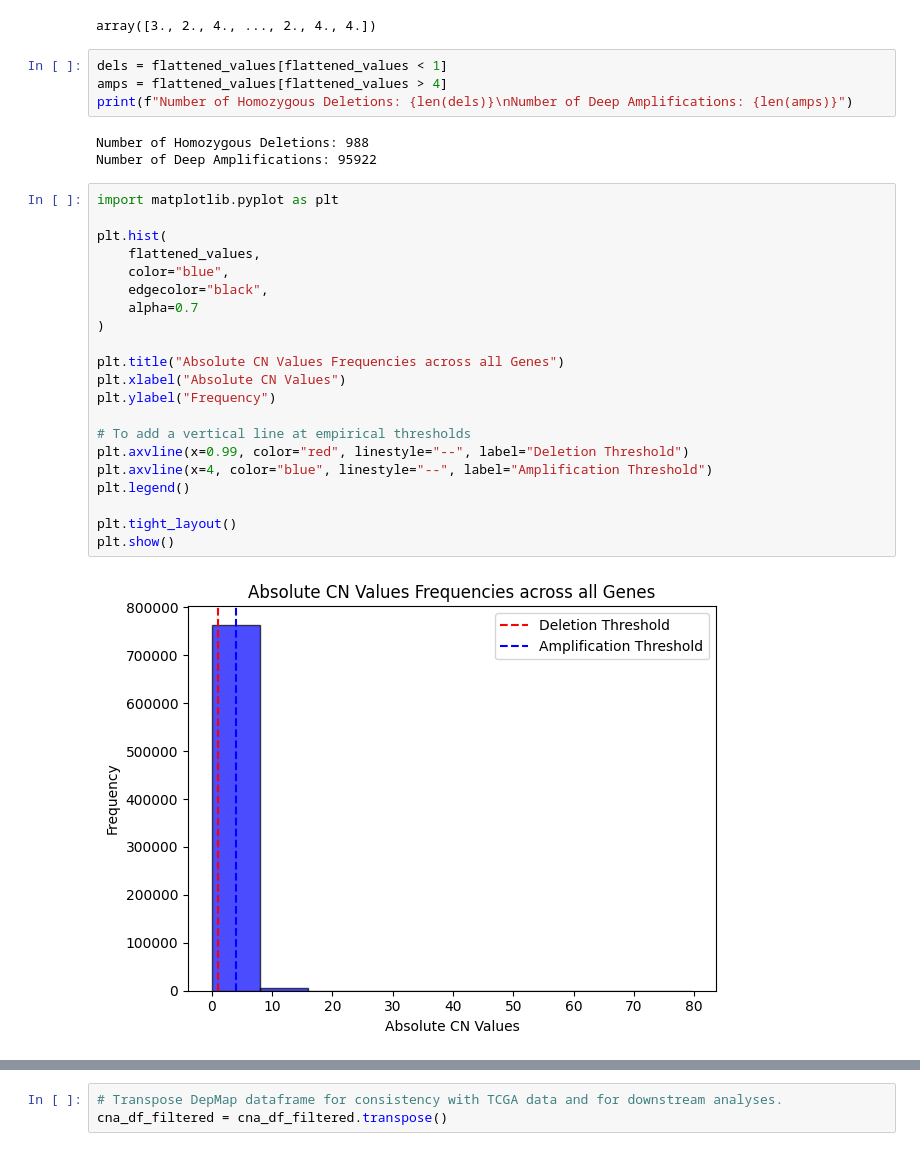
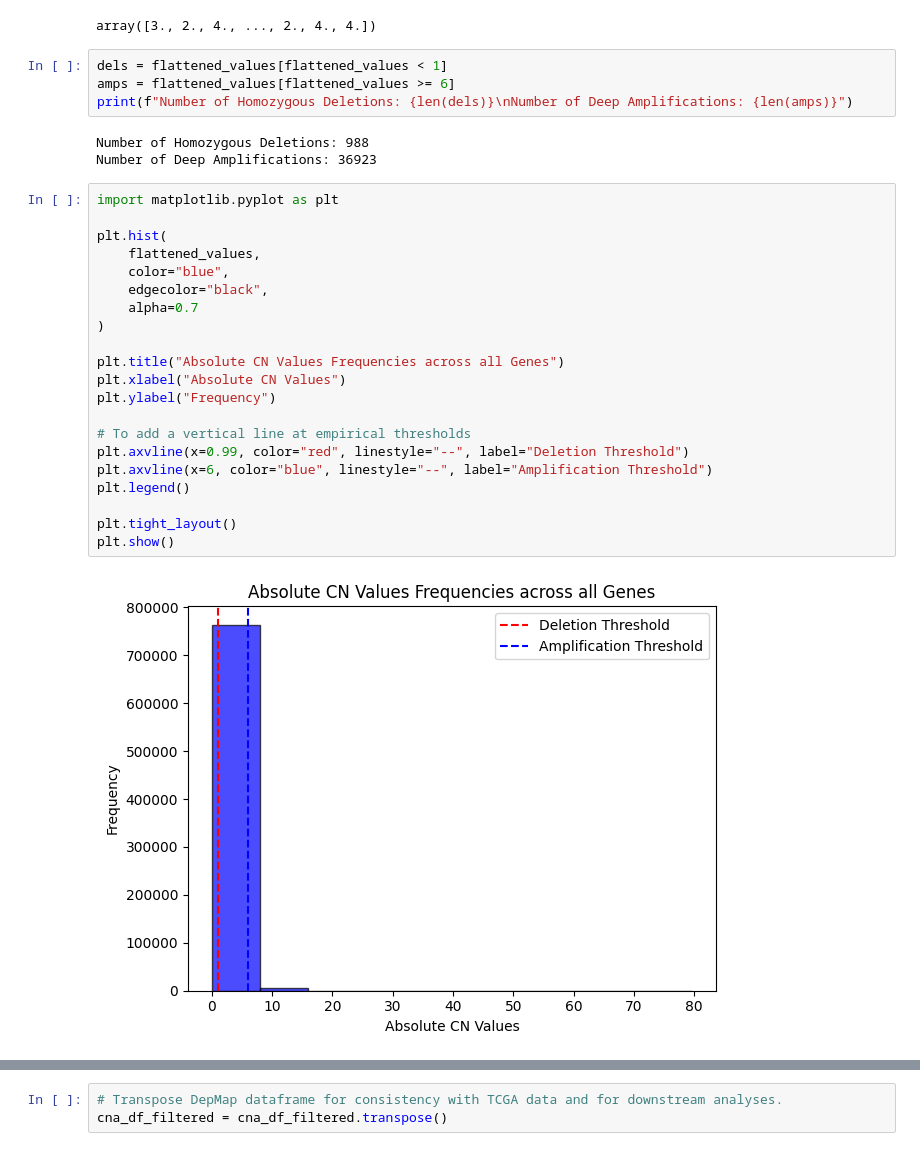
Before and after one commit to faith-ogun/bioslate-hgsoc-core, a Jupyter notebook: notebooks/cross_validate_with_depmap.ipynb, the cells around one changed output, grey strips where cells are left out. Drawn from its saved outputs; the diff is of its cells as text.

```diff
--- a/notebooks/cross_validate_with_depmap.ipynb
+++ b/notebooks/cross_validate_with_depmap.ipynb
@@ -141,32 +141,32 @@ flattened_values
 array([3., 2., 4., ..., 2., 4., 4.])
 # %%
 dels = flattened_values[flattened_values < 1]
-amps = flattened_values[flattened_values > 4]
+amps = flattened_values[flattened_values >= 6]
 print(f"Number of Homozygous Deletions: {len(dels)}\nNumber of Deep Amplifications: {len(amps)}")
 # %% [output]
 Number of Homozygous Deletions: 988
-Number of Deep Amplifications: 95922
+Number of Deep Amplifications: 36923
 # %%
 import matplotlib.pyplot as plt
 
 plt.hist(
     flattened_values,
     color="blue",
     edgecolor="black",
     alpha=0.7
 )
 
 plt.title("Absolute CN Values Frequencies across all Genes")
 plt.xlabel("Absolute CN Values")
 plt.ylabel("Frequency")
 
 # To add a vertical line at empirical thresholds
 plt.axvline(x=0.99, color="red", linestyle="--", label="Deletion Threshold")
-plt.axvline(x=4, color="blue", linestyle="--", label="Amplification Threshold")
+plt.axvline(x=6, color="blue", linestyle="--", label="Amplification Threshold")
 plt.legend()
 
 plt.tight_layout()
 plt.show()
 # %% [output]
-[figure, old version]
+[figure, new version]
 # %% [markdown]
```
Also changed, not shown: parts of 11 cells of this notebook, 24 other files.
